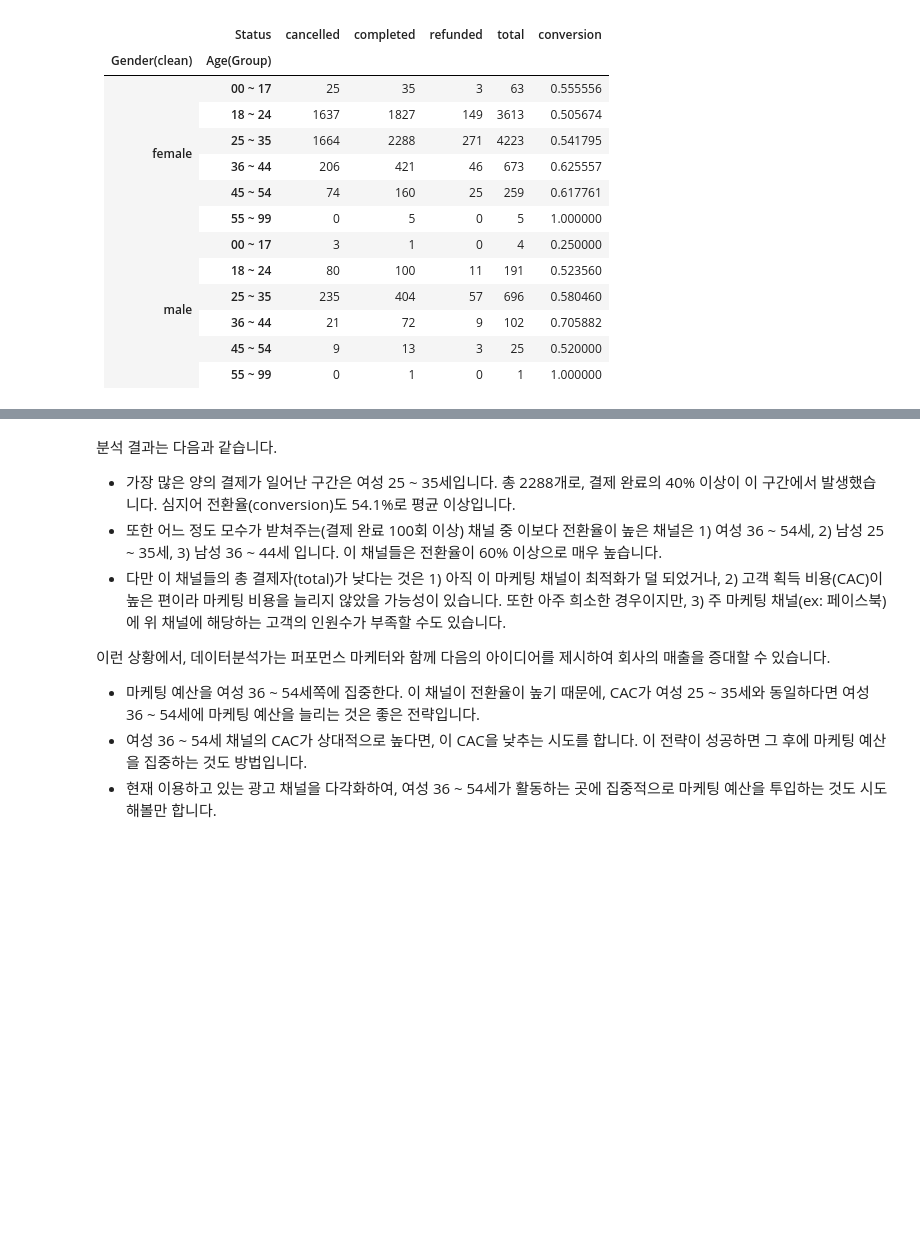
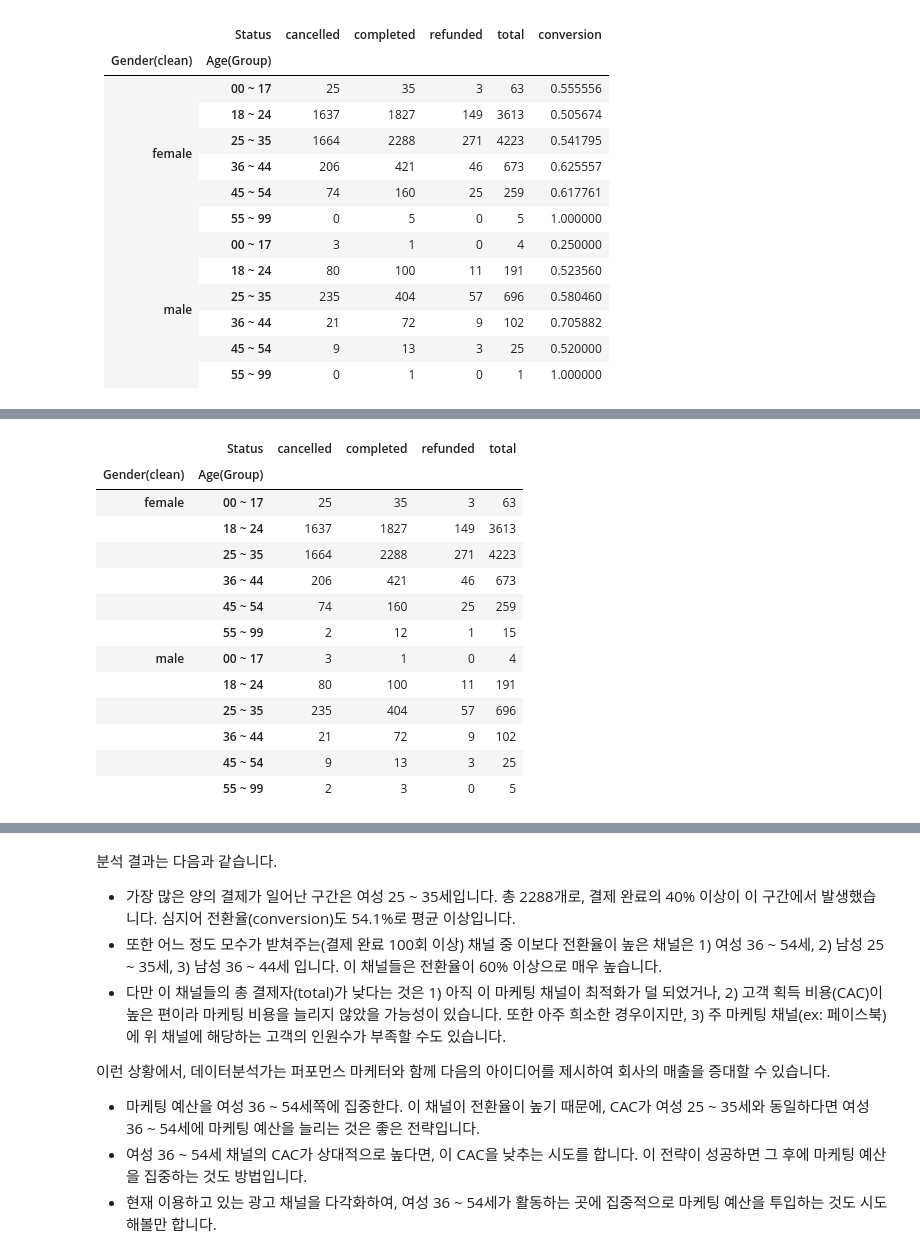
Before and after one commit to ranisop/Data_Analysis, a Jupyter notebook: Level2_noom/rani_noom(assignment).ipynb, the cells around one changed output, grey strips where cells are left out. Cells and saved outputs as stored; diff of their text form; code cells hidden in the pictures; blank space fills up the shorter version.

```diff
--- a/Level2_noom/rani_noom(assignment).ipynb
+++ b/Level2_noom/rani_noom(assignment).ipynb
@@ -1511,0 +1537,17 @@ PS) 주의: 여기서부터는 판다스의 [pivot_table](https://pandas.pydata.
+# %%
+# Write your code here!
+def age_group(age):
+    if age <= 17:
+        return '00 ~ 17'
+    elif 18 <= age <= 24:
+        return '18 ~ 24'
+    elif 25 <= age <= 35:
+        return '25 ~ 35'
+    elif 36 <= age <= 44:
+        return '36 ~ 44'
+    elif 45 <= age <= 54:
+        return '45 ~ 54'
+    else:
+        return '55 ~ 99'
+
+data_3['Age(Group)'] = data_3['Age(clean)'].apply(age_group)
@@ -1511,0 +1587,17 @@ PS) 주의: 여기서부터는 판다스의 [pivot_table](https://pandas.pydata.
+# %%
+pivot.astype(int)
+# %% [output]
+|  | Status | cancelled | completed | refunded | total |
+| Gender(clean) | Age(Group) |  |  |  |  |
+| female | 00 ~ 17 | 25 | 35 | 3 | 63 |
+|  | 18 ~ 24 | 1637 | 1827 | 149 | 3613 |
+|  | 25 ~ 35 | 1664 | 2288 | 271 | 4223 |
+|  | 36 ~ 44 | 206 | 421 | 46 | 673 |
+|  | 45 ~ 54 | 74 | 160 | 25 | 259 |
+|  | 55 ~ 99 | 2 | 12 | 1 | 15 |
+| male | 00 ~ 17 | 3 | 1 | 0 | 4 |
+|  | 18 ~ 24 | 80 | 100 | 11 | 191 |
+|  | 25 ~ 35 | 235 | 404 | 57 | 696 |
+|  | 36 ~ 44 | 21 | 72 | 9 | 102 |
+|  | 45 ~ 54 | 9 | 13 | 3 | 25 |
+|  | 55 ~ 99 | 2 | 3 | 0 | 5 |
```
Also changed, not shown: parts of 43 cells of this notebook.
